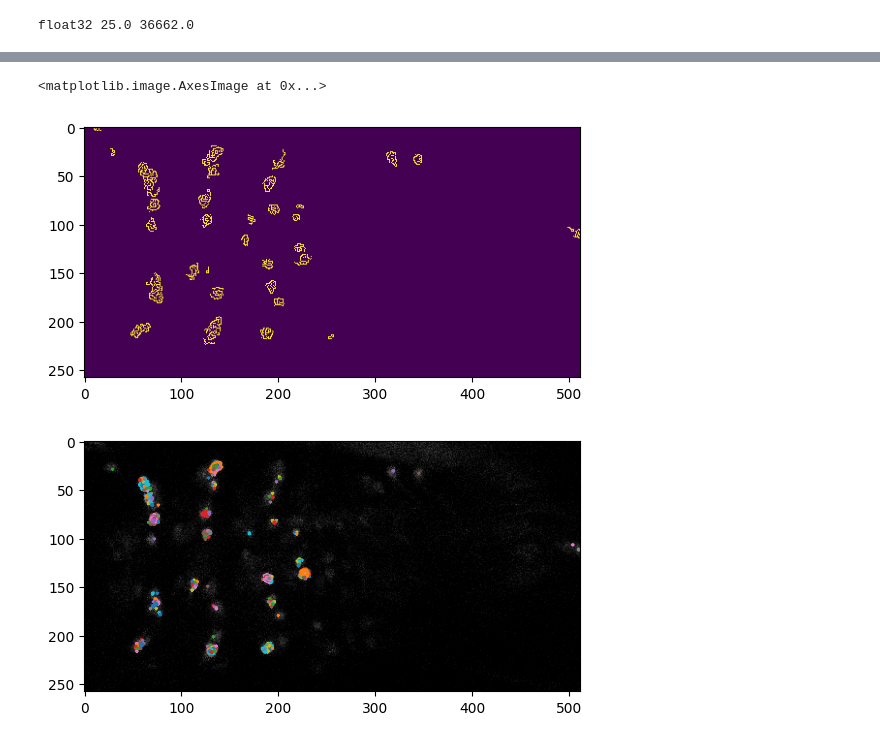
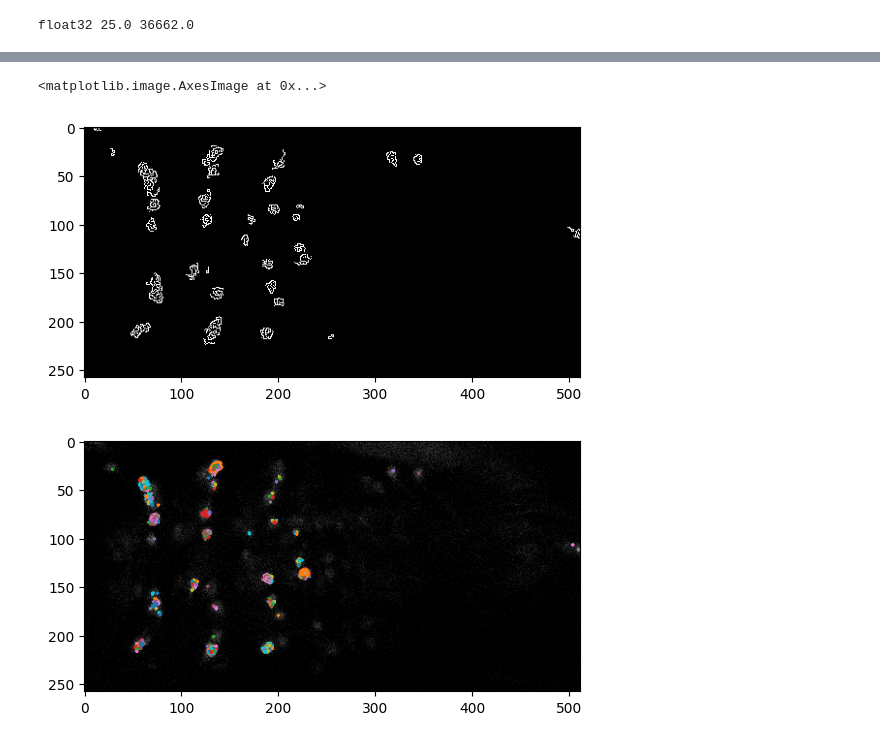
Before and after one commit to MoritzPalm/BIMAP, a Jupyter notebook: bimap/src/contour_lines.ipynb, the cells around one changed output, grey strips where cells are left out. Cells and saved outputs as stored; diff of their text form; code cells hidden in the pictures.

```diff
--- a/bimap/src/contour_lines.ipynb
+++ b/bimap/src/contour_lines.ipynb
@@ -54,9 +54,9 @@ plt.imshow(edges)
 # %%
 edges = cv2.Canny(denoised, 50, 150)
-plt.imshow(edges)
+plt.imshow(edges, cmap="gray")
 # %% [output]
 <matplotlib.image.AxesImage at 0x...>
-[figure, old version]
+[figure, new version]
 # %%
 cv2_contours, hierarchy = cv2.findContours(edges,
                                        cv2.RETR_EXTERNAL, cv2.CHAIN_APPROX_NONE)
```
Also changed, not shown: parts of 4 cells of this notebook, 4 other files.
